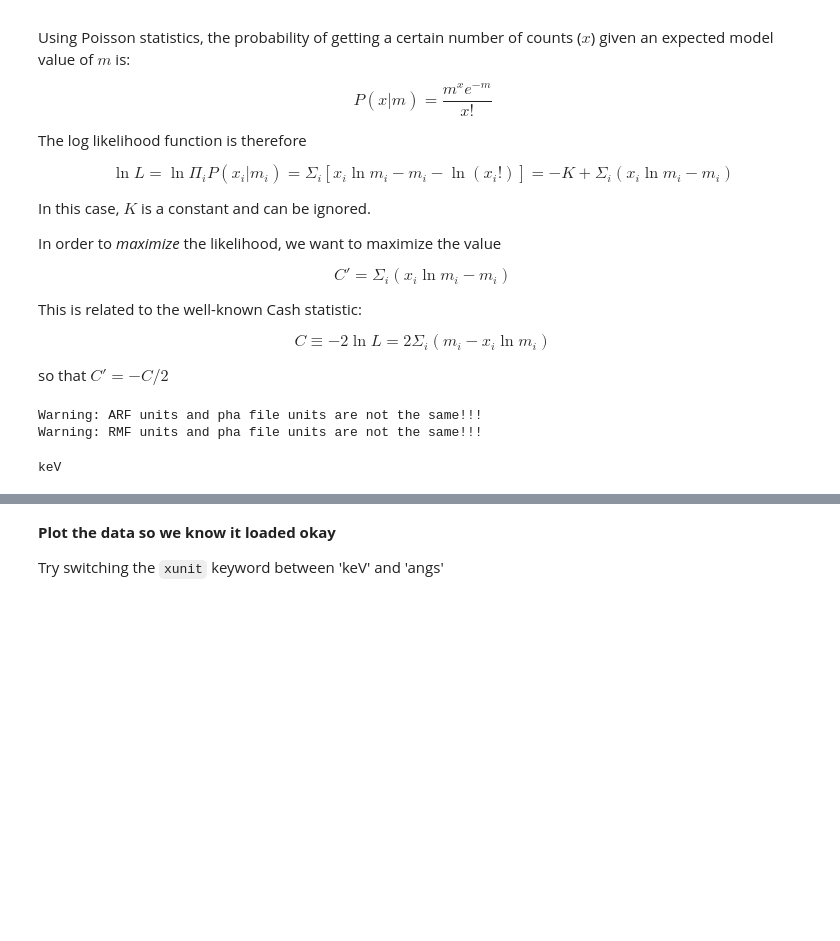
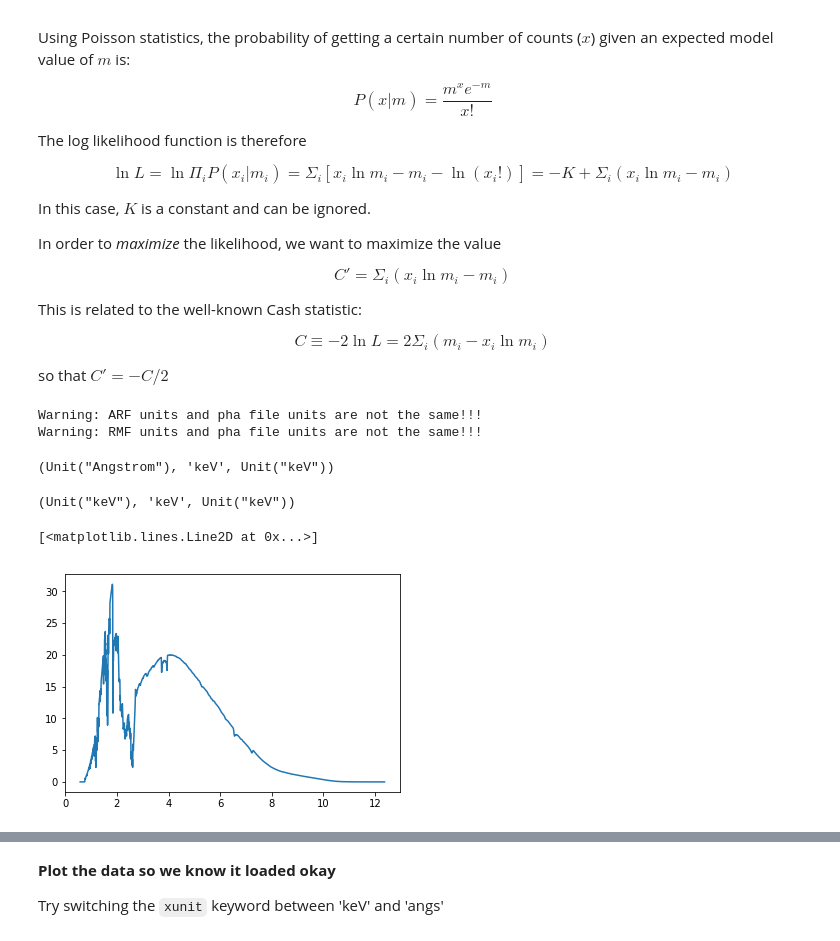
Before and after one commit to eblur/pyxsis, a Jupyter notebook: notebooks/Example1_fit_HETG_powerlaw.ipynb, the cells around one changed output, grey strips where cells are left out. Drawn from its saved outputs; the diff is of its cells as text; code cells hidden in the pictures; blank space fills up the shorter version.

```diff
--- a/notebooks/Example1_fit_HETG_powerlaw.ipynb
+++ b/notebooks/Example1_fit_HETG_powerlaw.ipynb
@@ -100,9 +100,7 @@ mrk421 = PowerlawPoissonFit(mrk_heg1_file, telescope='HETG')
 # %% [output]
 Warning: ARF units and pha file units are not the same!!!
 Warning: RMF units and pha file units are not the same!!!
-# %%
-## Change the bin_units on the XSpectrum object to avoid confusion with arf and rmf units
-mrk421.hard_set_units(mrk421.arf.e_unit)
-print(mrk421.bin_unit)
-# %% [output]
-keV
+# %%
+print(mrk421.bin_unit, mrk421.rmf.energ_unit, mrk421.arf.bin_unit)
+# %% [output]
+(Unit("Angstrom"), 'keV', Unit("keV"))
@@ -108,0 +109,9 @@ keV
+# %%
+print(mrk421.bin_unit, mrk421.rmf.energ_unit, mrk421.arf.bin_unit)
+# %% [output]
+(Unit("keV"), 'keV', Unit("keV"))
+# %%
+plt.plot(mrk421.arf.bin_lo, mrk421.arf.specresp)
+# %% [output]
+[<matplotlib.lines.Line2D at 0x...>]
+[figure, added]
```
Also changed, not shown: parts of 13 cells of this notebook, 2 other files.
